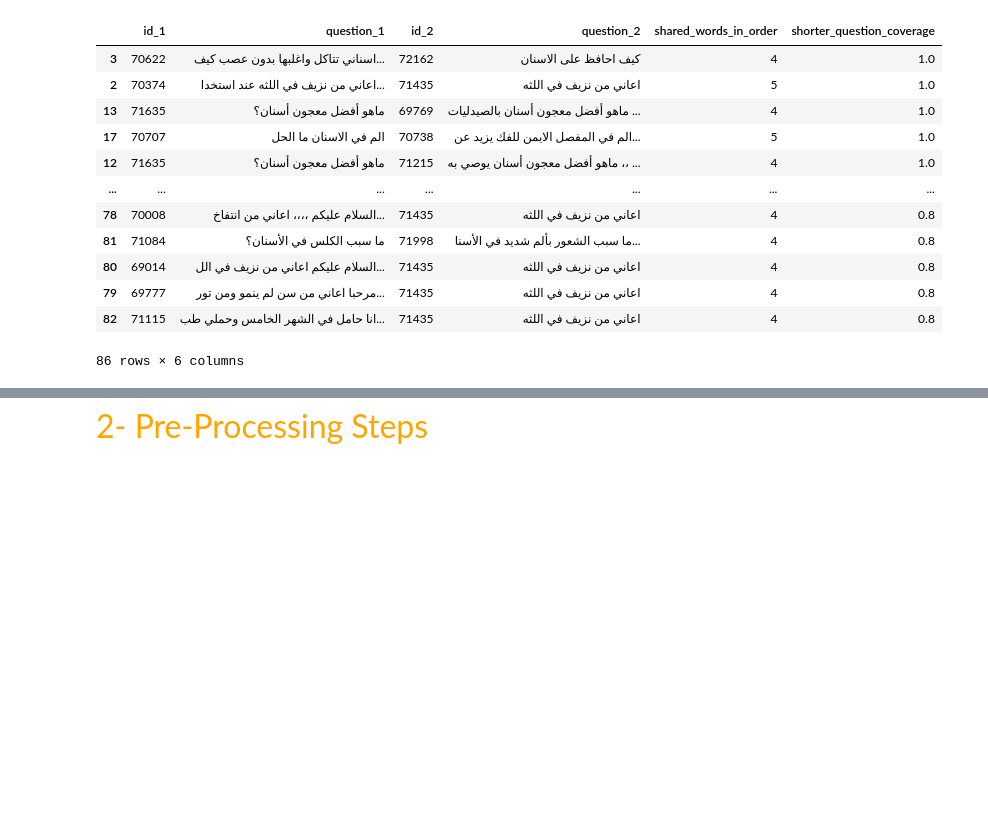
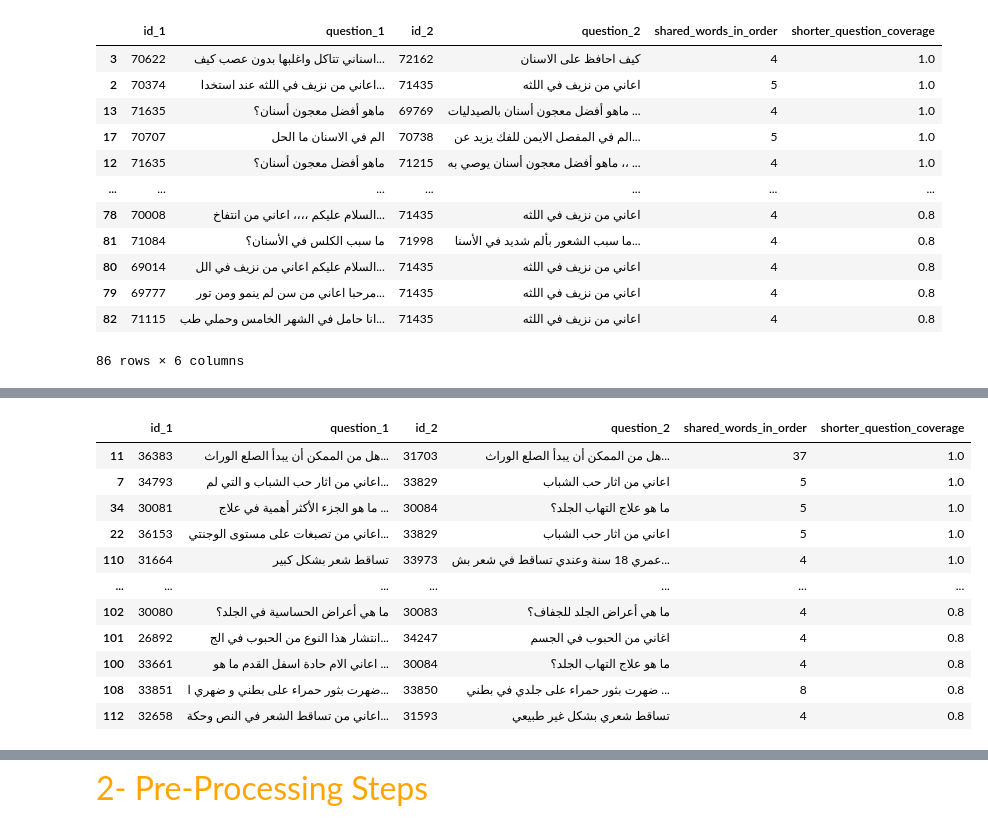
Before and after one commit to MuNoRam/NLP-HomeWork1, a Jupyter notebook: HW-1/Code PlayGround.ipynb, the cells around one changed output, grey strips where cells are left out. Saved outputs shown, nothing was run; the diff lists cells and outputs as text; code cells hidden in the pictures; blank space fills up the shorter version.

```diff
--- a/HW-1/Code PlayGround.ipynb
+++ b/HW-1/Code PlayGround.ipynb
@@ -1009,0 +1246,95 @@ display(similar_questions)
+# %%
+category_name = "الأمراض الجلدية"  #  تنفسي - دم - أطفال - أسنان - عيون - جلدية - عام - نسائية - غدد - ضغط
+threshold = 0.80
+min_shared_words = 4
+
+def question_words(text):
+    text = str(text).strip().lower()
+
+    # Replace common punctuation with spaces
+    for char in ".,،؛:!?؟()[]{}\"'ـ":
+        text = text.replace(char, " ")
+
+    return text.split()
+
+
+def longest_common_subsequence_length(words1, words2):
+    previous = [0] * (len(words2) + 1)
+
+    for word1 in words1:
+        current = [0]
+        for j, word2 in enumerate(words2, start=1):
+            if word1 == word2:
+                current.append(previous[j - 1] + 1)
+            else:
+                current.append(max(previous[j], current[-1]))
+        previous = current
+
+    return previous[-1]
+
+
+subset = train_df.loc[
+    train_df["category"].eq(category_name),
+    ["id", "question"]
+].dropna(subset=["question"]).reset_index(drop=True)
+ids = subset["id"].tolist()
+raw_questions = subset["question"].tolist()
+words = [question_words(q) for q in subset["question"]]
+word_sets = [set(w) for w in words]
+lengths = [len(w) for w in words]
+
+matches = []
+n = len(ids)
+
+for i in range(n):
+    len_i = lengths[i]
+    if len_i < min_shared_words:
+        continue
+    words_i = words[i]
+    set_i = word_sets[i]
+
+    for j in range(i + 1, n):
+        len_j = lengths[j]
+        if len_j < min_shared_words:
+            continue
+
+        shorter_length = len_i if len_i < len_j else len_j
+        required_shared = max(min_shared_words, int(threshold * shorter_length))
+
+        # 2. Fast upper-bound filter: unordered set intersection must meet required_shared
+        if len(set_i & word_sets[j]) < required_shared:
+            continue
+
+        # 3. Only run expensive LCS on the tiny fraction of pairs that pass the filter
+        shared_in_order = longest_common_subsequence_length(words_i, words[j])
+        shorter_coverage = shared_in_order / shorter_length
+
+        if shared_in_order >= min_shared_words and shorter_coverage >= threshold:
+            matches.append({
+                "id_1": ids[i],
+                "question_1": raw_questions[i],
+                "id_2": ids[j],
+                "question_2": raw_questions[j],
+                "shared_words_in_order": shared_in_order,
+                "shorter_question_coverage": round(shorter_coverage, 3),
+            })
+
+similar_questions = pd.DataFrame(matches).sort_values(
+    "shorter_question_coverage",
+    ascending=False
+)
+
+display(similar_questions)
+# %% [output]
+|  | id_1 | question_1 | id_2 | question_2 | shared_words_in_order | shorter_question_coverage |
+| 11 | 36383 | هل من الممكن أن يبدأ الصلع الوراث... | 31703 | هل من الممكن أن يبدأ الصلع الوراث... | 37 | 1.0 |
+| 7 | 34793 | اعاني من اثار حب الشباب و التي لم... | 33829 | اعاني من اثار حب الشباب | 5 | 1.0 |
+| 34 | 30081 | ما هو الجزء الأكثر أهمية في علاج ... | 30084 | ما هو علاج التهاب الجلد؟ | 5 | 1.0 |
+| 22 | 36153 | اعاني من تصبغات على مستوى الوجنتي... | 33829 | اعاني من اثار حب الشباب | 5 | 1.0 |
+| 110 | 31664 | تساقط شعر بشكل كبير | 33973 | عمري 18 سنة وعندي تساقط في شعر بش... | 4 | 1.0 |
+| ... | ... | ... | ... | ... | ... | ... |
+| 102 | 30080 | ما هي أعراض الحساسية في الجلد؟ | 30083 | ما هي أعراض الجلد للجفاف؟ | 4 | 0.8 |
+| 101 | 26892 | انتشار هذا النوع من الحبوب في الج... | 34247 | اغاني من الحبوب في الجسم | 4 | 0.8 |
+| 100 | 33661 | اعاني الام حادة اسفل القدم ما هو ... | 30084 | ما هو علاج التهاب الجلد؟ | 4 | 0.8 |
+| 108 | 33851 | ضهرت بثور حمراء على بطني و ضهري ا... | 33850 | ضهرت بثور حمراء على جلدي في بطني ... | 8 | 0.8 |
+| 112 | 32658 | اعاني من تساقط الشعر في النص وحكة... | 31593 | تساقط شعري بشكل غير طبيعي | 4 | 0.8 |
```
Also changed, not shown: parts of 31 cells of this notebook.
